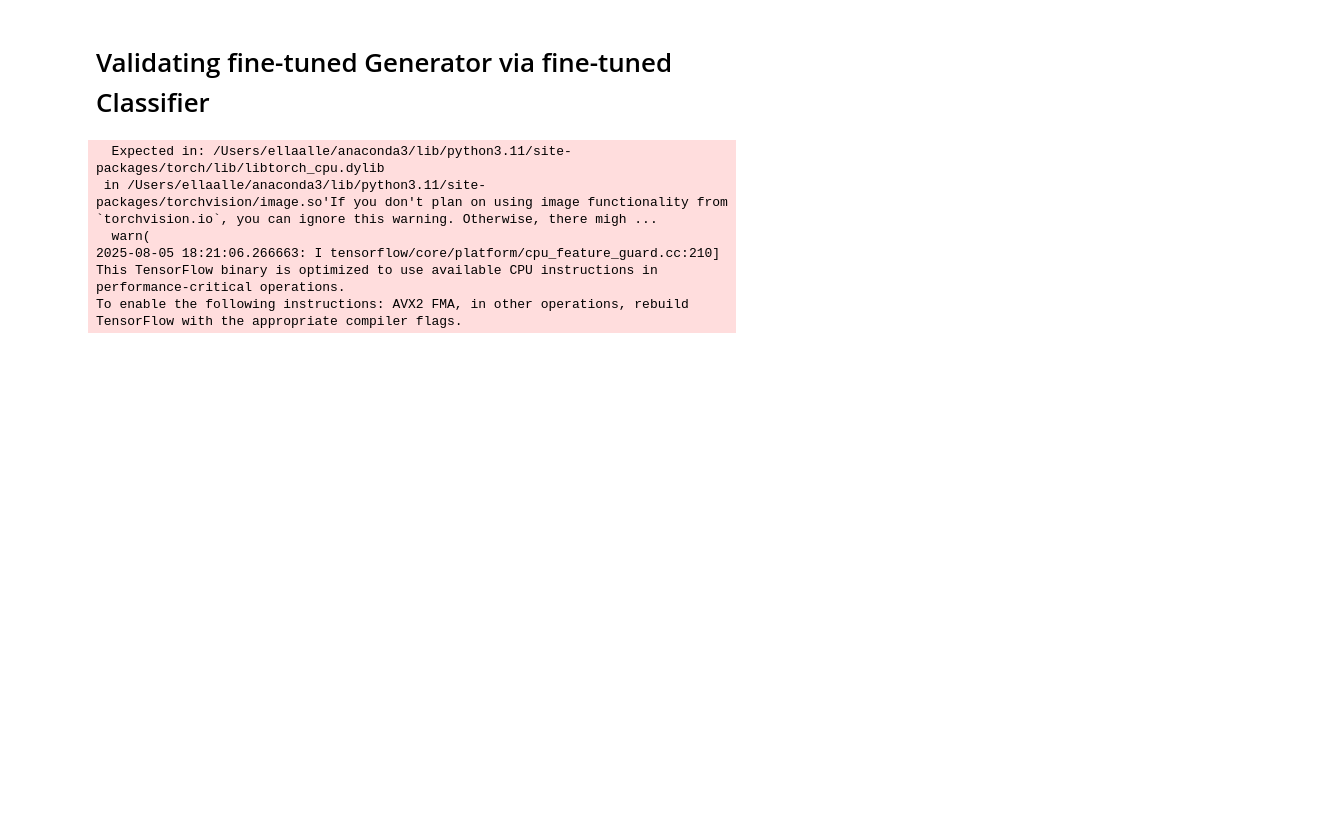
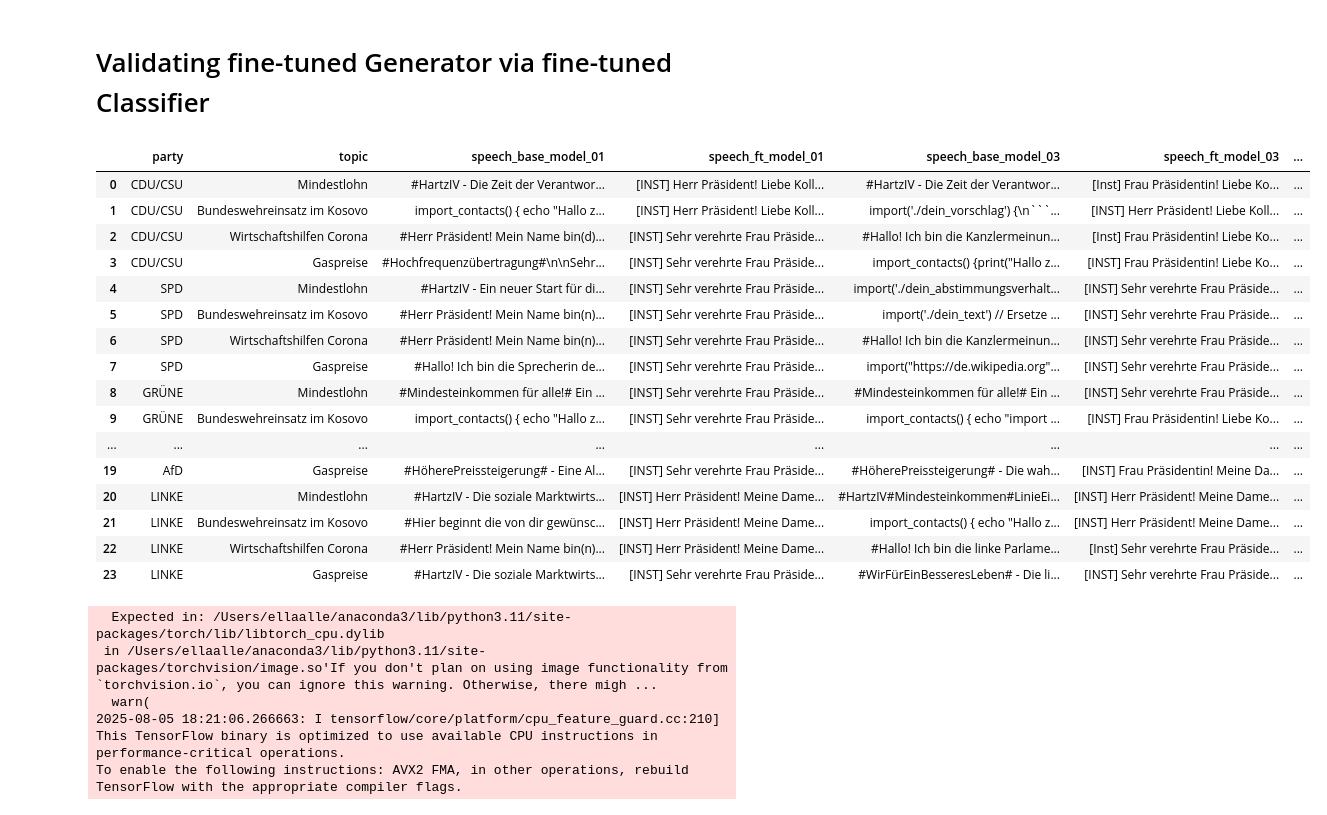
Before and after one commit to jelenameyer/dlss-project-lem, a Jupyter notebook: code/4.0_validation_via_Classification_neuere_daten.ipynb, the cells around one changed output. Drawn from its saved outputs; the diff is of its cells as text; code cells hidden in the pictures; blank space fills up the shorter version.

````diff
--- a/code/4.0_validation_via_Classification_neuere_daten.ipynb
+++ b/code/4.0_validation_via_Classification_neuere_daten.ipynb
@@ -27,12 +27,32 @@ from nltk.tokenize import sent_tokenize
 
 
 # load data
-generated_speeches_df = pd.read_csv("../data/generated_speeches_final_V2.csv")
+generated_speeches_df = pd.read_csv("../data/generated_speeches_final_context_v2.csv")
 
 # rename label CDU/CSU correctly for mapping later
 generated_speeches_df["party"] = generated_speeches_df["party"].replace({
     "Union": "CDU/CSU"
 })
+# %%
+generated_speeches_df
+# %% [output]
+|  | party | topic | speech_base_model_01 | speech_ft_model_01 | speech_base_model_03 | speech_ft_model_03 | ... |
+| 0 | CDU/CSU | Mindestlohn | #HartzIV - Die Zeit der Verantwor... | [INST] Herr Präsident! Liebe Koll... | #HartzIV - Die Zeit der Verantwor... | [Inst] Frau Präsidentin! Liebe Ko... | ... |
+| 1 | CDU/CSU | Bundeswehreinsatz im Kosovo | import_contacts() { echo "Hallo z... | [INST] Herr Präsident! Liebe Koll... | import('./dein_vorschlag') {\n```... | [INST] Herr Präsident! Liebe Koll... | ... |
+| 2 | CDU/CSU | Wirtschaftshilfen Corona | #Herr Präsident! Mein Name bin(d)... | [INST] Sehr verehrte Frau Präside... | #Hallo! Ich bin die Kanzlermeinun... | [Inst] Frau Präsidentin! Liebe Ko... | ... |
+| 3 | CDU/CSU | Gaspreise | #Hochfrequenzübertragung#\n\nSehr... | [INST] Sehr verehrte Frau Präside... | import_contacts() {print("Hallo z... | [INST] Frau Präsidentin! Liebe Ko... | ... |
+| 4 | SPD | Mindestlohn | #HartzIV - Ein neuer Start für di... | [INST] Sehr verehrte Frau Präside... | import('./dein_abstimmungsverhalt... | [INST] Sehr verehrte Frau Präside... | ... |
+| 5 | SPD | Bundeswehreinsatz im Kosovo | #Herr Präsident! Mein Name bin(n)... | [INST] Sehr verehrte Frau Präside... | import('./dein_text') // Ersetze ... | [INST] Sehr verehrte Frau Präside... | ... |
+| 6 | SPD | Wirtschaftshilfen Corona | #Herr Präsident! Mein Name bin(n)... | [INST] Sehr verehrte Frau Präside... | #Hallo! Ich bin die Kanzlermeinun... | [INST] Sehr verehrte Frau Präside... | ... |
+| 7 | SPD | Gaspreise | #Hallo! Ich bin die Sprecherin de... | [INST] Sehr verehrte Frau Präside... | import("https://de.wikipedia.org"... | [INST] Sehr verehrte Frau Präside... | ... |
+| 8 | GRÜNE | Mindestlohn | #Mindesteinkommen für alle!# Ein ... | [INST] Sehr verehrte Frau Präside... | #Mindesteinkommen für alle!# Ein ... | [INST] Sehr verehrte Frau Präside... | ... |
+| 9 | GRÜNE | Bundeswehreinsatz im Kosovo | import_contacts() { echo "Hallo z... | [INST] Sehr verehrte Frau Präside... | import_contacts() { echo "import ... | [INST] Frau Präsidentin! Liebe Ko... | ... |
+| ... | ... | ... | ... | ... | ... | ... | ... |
+| 19 | AfD | Gaspreise | #HöherePreissteigerung# - Eine Al... | [INST] Sehr verehrte Frau Präside... | #HöherePreissteigerung# - Die wah... | [INST] Frau Präsidentin! Meine Da... | ... |
+| 20 | LINKE | Mindestlohn | #HartzIV - Die soziale Marktwirts... | [INST] Herr Präsident! Meine Dame... | #HartzIV#Mindesteinkommen#LinieEi... | [INST] Herr Präsident! Meine Dame... | ... |
+| 21 | LINKE | Bundeswehreinsatz im Kosovo | #Hier beginnt die von dir gewünsc... | [INST] Herr Präsident! Meine Dame... | import_contacts() { echo "Hallo z... | [INST] Herr Präsident! Meine Dame... | ... |
+| 22 | LINKE | Wirtschaftshilfen Corona | #Herr Präsident! Mein Name bin(n)... | [INST] Herr Präsident! Meine Dame... | #Hallo! Ich bin die linke Parlame... | [Inst] Sehr verehrte Frau Präside... | ... |
+| 23 | LINKE | Gaspreise | #HartzIV - Die soziale Marktwirts... | [INST] Sehr verehrte Frau Präside... | #WirFürEinBesseresLeben# - Die li... | [INST] Sehr verehrte Frau Präside... | ... |
 # %%
 # seperate dfs per model answers
 
````
Also changed, not shown: 6 other files.
